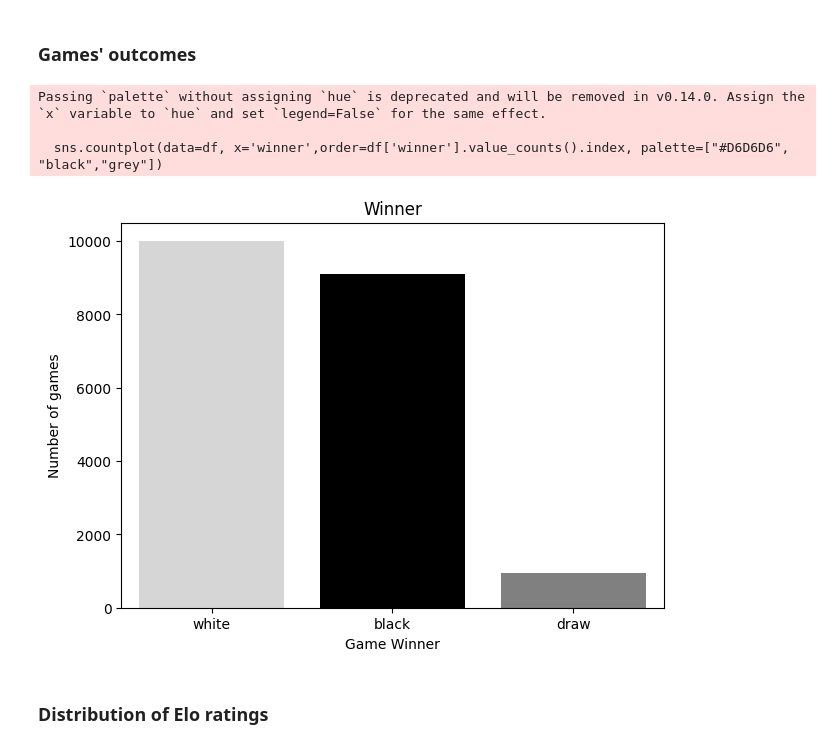
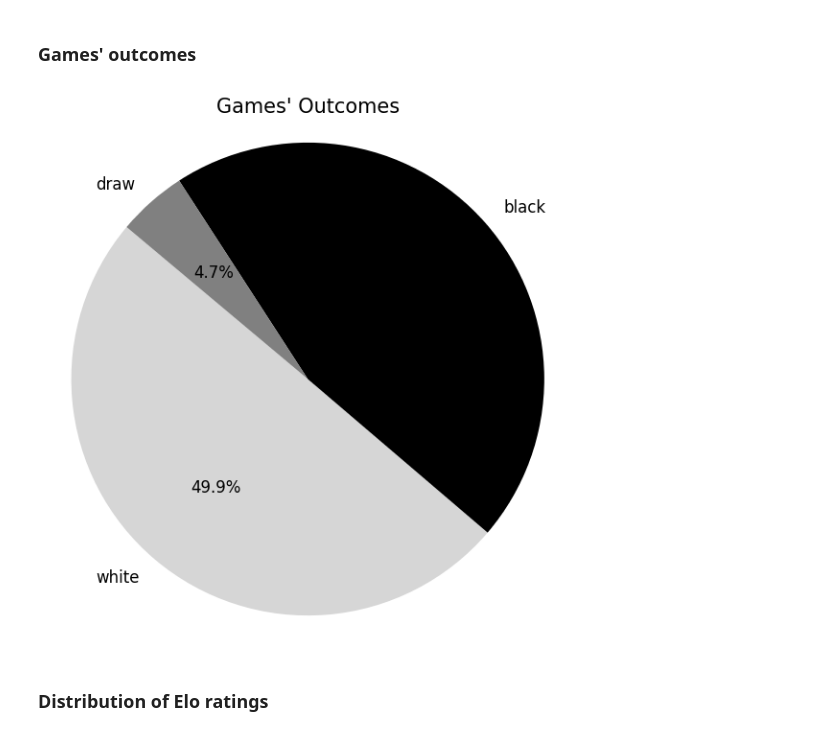
Before and after one commit to com-480-data-visualization/Team-GB, a Jupyter notebook: Milestone1.ipynb, the cells around one changed output. Drawn from its saved outputs; the diff is of its cells as text; code cells hidden in the pictures.

```diff
--- a/Milestone1.ipynb
+++ b/Milestone1.ipynb
@@ -83,19 +85,17 @@ plt.show()
 [figure]
 # %% [markdown]
 ### Games' outcomes
-# %%
-# Distribution of games' outcomes
-plt.figure(figsize=(7,5))
-sns.countplot(data=df, x='winner',order=df['winner'].value_counts().index, palette=["#D6D6D6", "black","grey"])
-plt.xlabel("Game Winner")
-plt.ylabel("Number of games")
-plt.title("Winner")
-plt.show()
-# %% [output]
-Passing `palette` without assigning `hue` is deprecated and will be removed in v0.14.0. Assign the `x` variable to `hue` and set `legend=False` for the same effect.
-
-  sns.countplot(data=df, x='winner',order=df['winner'].value_counts().index, palette=["#D6D6D6", "black","grey"])
-[figure, removed]
+# %%
+winner_counts = df['winner'].value_counts()
+colors = ["#D6D6D6", "black", "grey"]
+
+plt.figure(figsize=(7, 7))
+plt.pie(winner_counts, labels=winner_counts.index, autopct='%1.1f%%', colors=colors, startangle=140, textprops={'fontsize': 12})
+plt.title("Games' Outcomes", fontsize=15)
+plt.axis('equal')
+plt.show()
+# %% [output]
+[figure, added]
 # %% [markdown]
 ### Distribution of Elo ratings
 # %%
```
Also changed, not shown: parts of 1 cell of this notebook.
